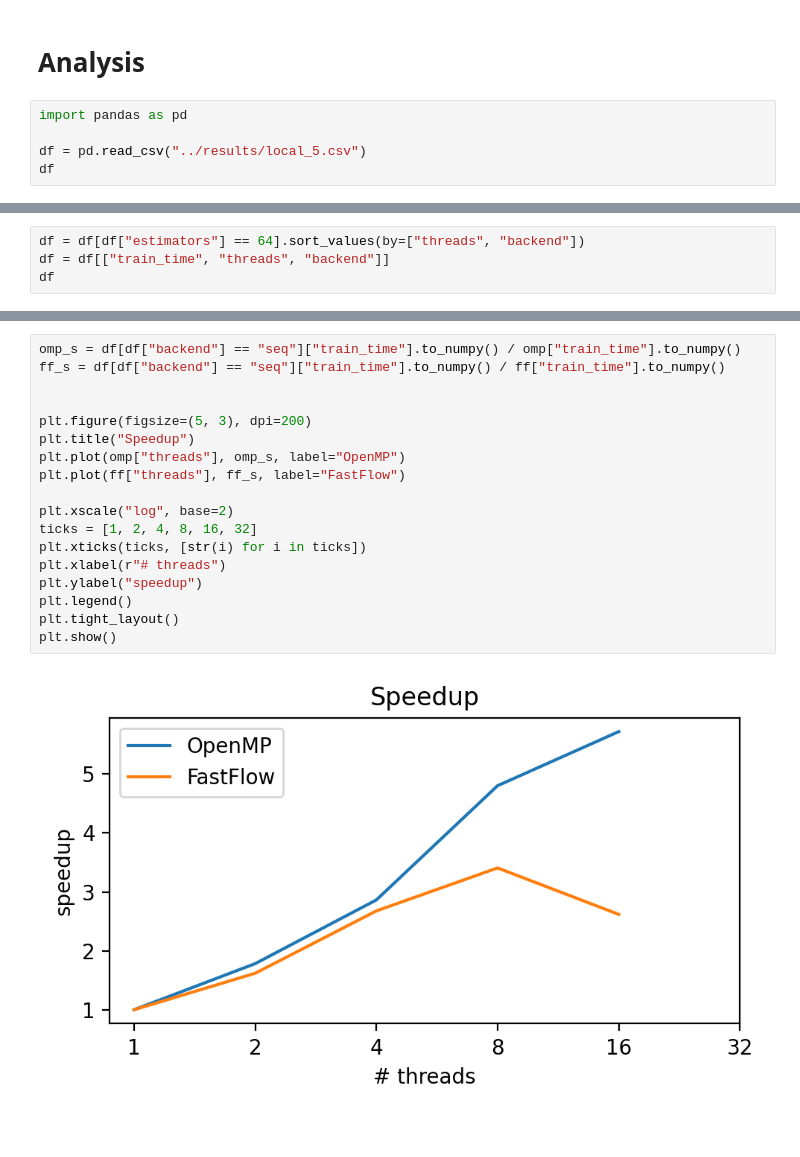
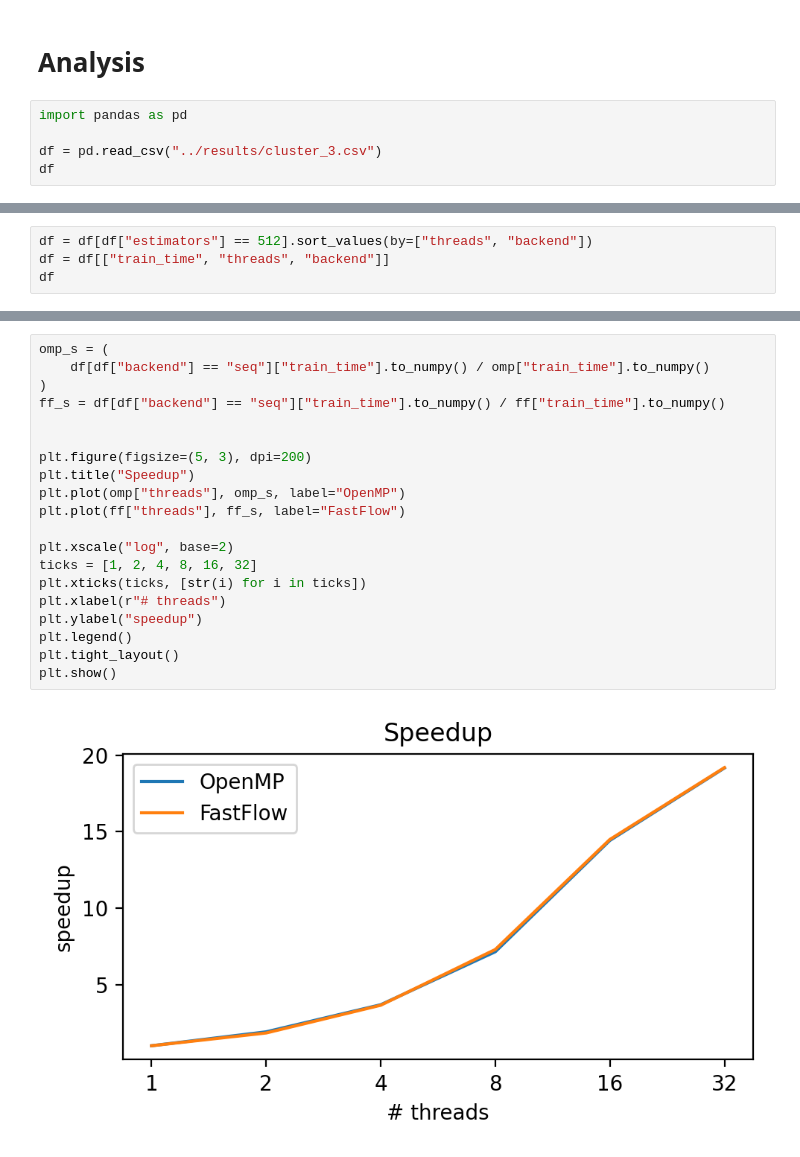
Before and after one commit to FedericoBustaffa/random_forest, a Jupyter notebook: notebooks/analysis.ipynb, the cells around one changed output, grey strips where cells are left out. Cells and saved outputs as stored; diff of their text form.

```diff
--- a/notebooks/analysis.ipynb
+++ b/notebooks/analysis.ipynb
@@ -3,7 +3,7 @@
 # %%
 import pandas as pd
 
-df = pd.read_csv("../results/local_5.csv")
+df = pd.read_csv("../results/cluster_3.csv")
 df
 # %% [output]
 |  | dataset | backend | estimators | max_depth | accuracy | train_time | predict_time | threads | nodes |
@@ -26,5 +26,5 @@ df
 # %%
-df = df[df["estimators"] == 64].sort_values(by=["threads", "backend"])
+df = df[df["estimators"] == 512].sort_values(by=["threads", "backend"])
 df = df[["train_time", "threads", "backend"]]
 df
 # %% [output]
@@ -63,23 +65,25 @@ plt.show()
 # %%
-omp_s = df[df["backend"] == "seq"]["train_time"].to_numpy() / omp["train_time"].to_numpy()
+omp_s = (
+    df[df["backend"] == "seq"]["train_time"].to_numpy() / omp["train_time"].to_numpy()
+)
 ff_s = df[df["backend"] == "seq"]["train_time"].to_numpy() / ff["train_time"].to_numpy()
 
 
 plt.figure(figsize=(5, 3), dpi=200)
 plt.title("Speedup")
 plt.plot(omp["threads"], omp_s, label="OpenMP")
 plt.plot(ff["threads"], ff_s, label="FastFlow")
 
 plt.xscale("log", base=2)
 ticks = [1, 2, 4, 8, 16, 32]
 plt.xticks(ticks, [str(i) for i in ticks])
 plt.xlabel(r"# threads")
 plt.ylabel("speedup")
 plt.legend()
 plt.tight_layout()
 plt.show()
 # %% [output]
-[figure, old version]
+[figure, new version]
 # %%
 omp_e = omp_s / omp["threads"].to_numpy()
 ff_e = ff_s / ff["threads"].to_numpy()
```
Also changed, not shown: parts of 4 cells of this notebook, 2 other files.
